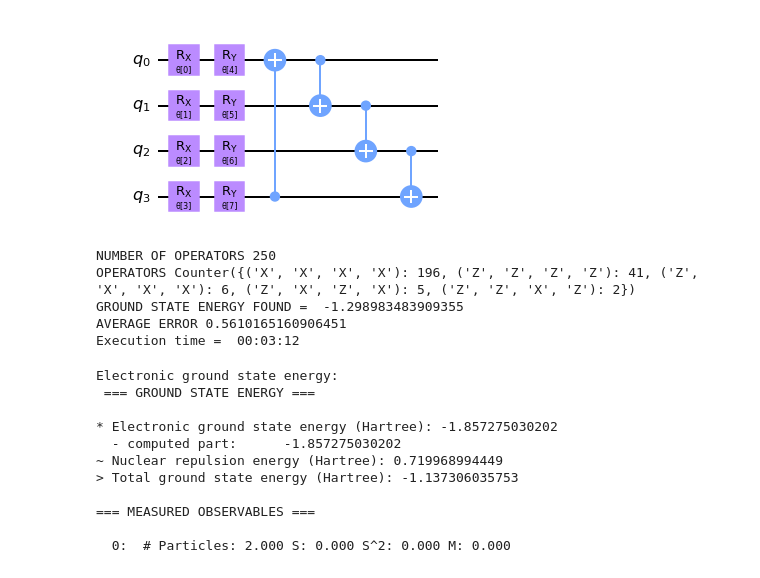
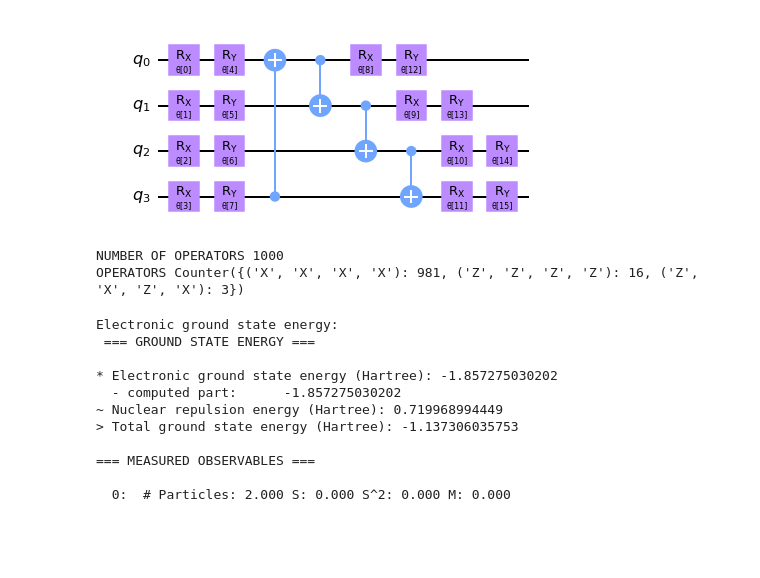
Before and after one commit to renatawong/classical-shadow-vqe, a Jupyter notebook: esp_dcs_vqe_qiskit.ipynb, the cells around one changed output. Cells and saved outputs as stored; diff of their text form; code cells hidden in the pictures; blank space fills up the shorter version.

```diff
--- a/esp_dcs_vqe_qiskit.ipynb
+++ b/esp_dcs_vqe_qiskit.ipynb
@@ -159,15 +158,15 @@ Absolute weights:
 # %%
 '''
 Choose a variational ansatz.
 Note that for molecules other than H_2 you may need to specify a different number of reps.
 '''
 
 reps = 1
-ansatz = EfficientSU2(system_size, su2_gates=['rx', 'ry'], entanglement='circular', reps=reps, skip_final_rotation_layer=True)
+ansatz = EfficientSU2(system_size, su2_gates=['rx', 'ry'], entanglement='circular', reps=reps, skip_final_rotation_layer=False)
 
 ansatz.decompose().draw('mpl')
 # %% [output]
-[figure, old version]
+[figure, new version]
 # %%
 '''
 Define the cost function
@@ -245,13 +244,13 @@ start_time = time.time()
 
 
 # Classical optimizer
-optimizer = COBYLA(maxiter=500)
+optimizer = COBYLA(maxiter=1000)
 
 # Collect the expectation value from each experiment
 expectation_values = []
 
 # number of operators to generate
-num_operators = 250
+num_operators = 1000
 
 # generate the derandomized Hamiltonian operators (num_operators many)
 derandomized_hamiltonian = modified_derandomized_classical_shadow(hamiltonian_terms_XYZ,
@@ -282,11 +281,8 @@ print('AVERAGE ERROR', rmse_derandomised_cs)
 elapsed_time = time.time() - start_time
 print("Execution time = ", time.strftime("%H:%M:%S", time.gmtime(elapsed_time)))
 # %% [output]
-NUMBER OF OPERATORS 250
-OPERATORS Counter({('X', 'X', 'X', 'X'): 196, ('Z', 'Z', 'Z', 'Z'): 41, ('Z', 'X', 'X', 'X'): 6, ('Z', 'X', 'Z', 'X'): 5, ('Z', 'Z', 'X', 'Z'): 2})
-GROUND STATE ENERGY FOUND =  -1.298983483909355
-AVERAGE ERROR 0.5610165160906451
-Execution time =  00:03:12
+NUMBER OF OPERATORS 1000
+OPERATORS Counter({('X', 'X', 'X', 'X'): 981, ('Z', 'Z', 'Z', 'Z'): 16, ('Z', 'X', 'Z', 'X'): 3})
 # %%
 '''
 Above we have assumed a particular ground state energy for the molecule of interest.
```
Also changed, not shown: parts of 3 cells of this notebook.
